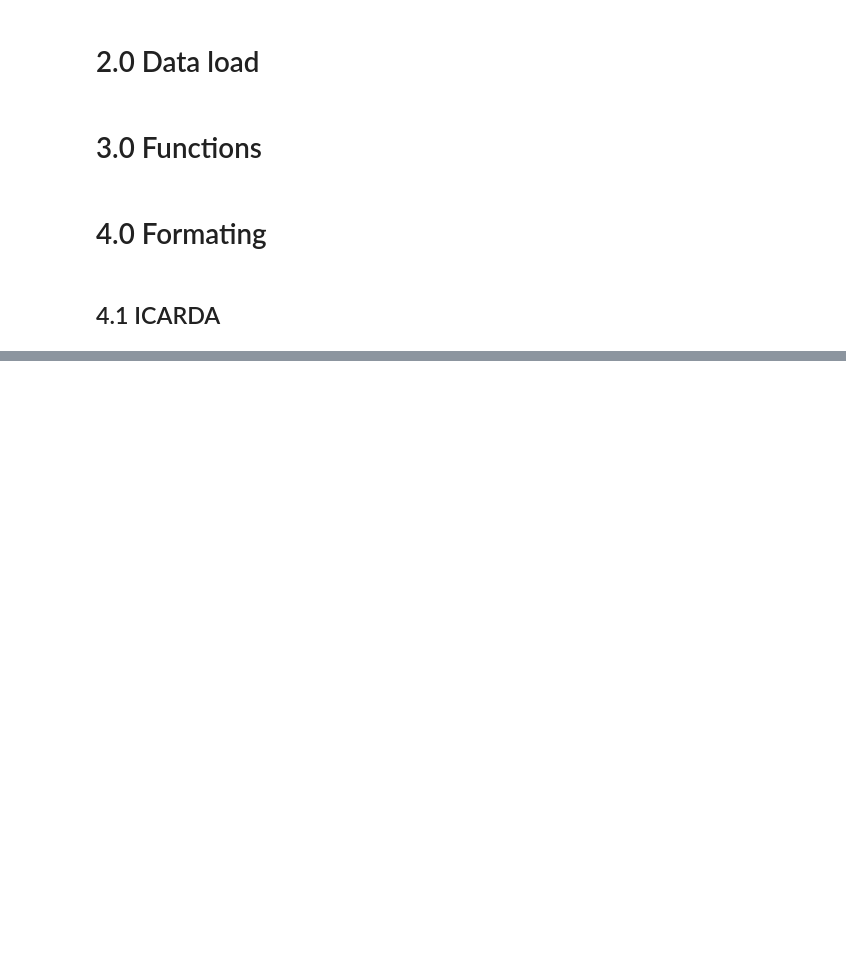
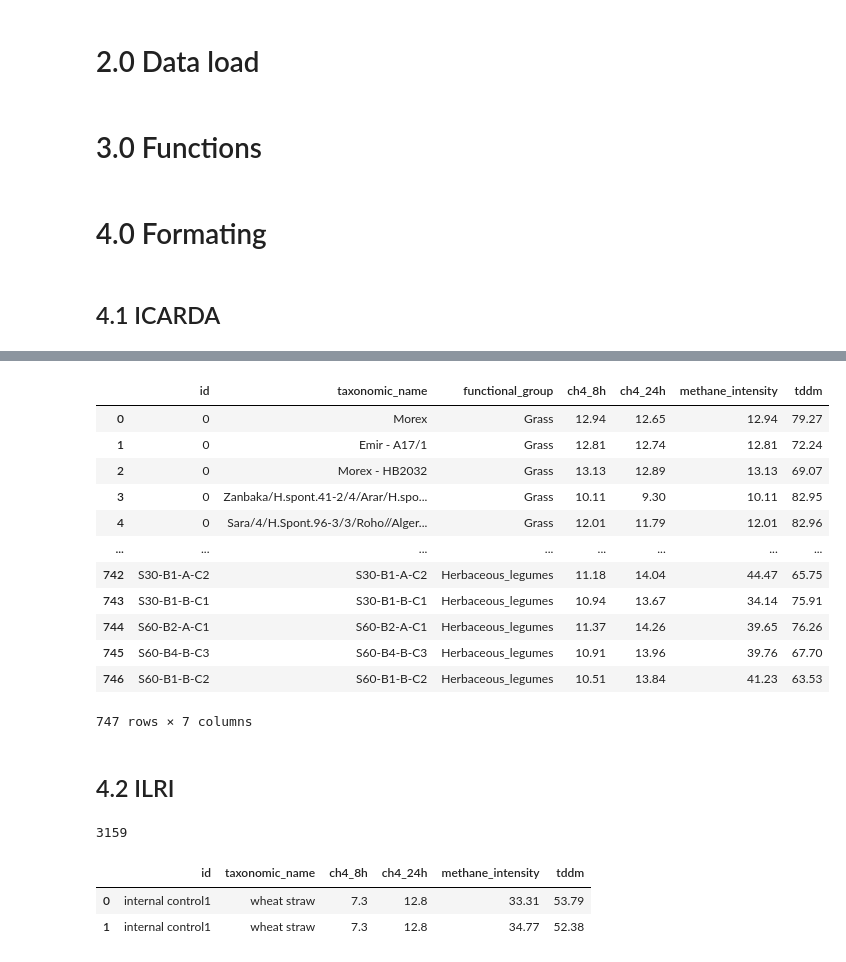
Before and after one commit to maurope/lmf, a Jupyter notebook: notebooks/2026/2026_09_22_gas_data_organization_for_khadija.ipynb, the cells around one changed output, grey strips where cells are left out. Saved outputs shown, nothing was run; the diff lists cells and outputs as text; code cells hidden in the pictures; blank space fills up the shorter version.

```diff
--- a/notebooks/2026/2026_09_22_gas_data_organization_for_khadija.ipynb
+++ b/notebooks/2026/2026_09_22_gas_data_organization_for_khadija.ipynb
@@ -125,0 +155,19 @@ icarda_2.head(2)
+# %%
+# Sort data by number using the id column, cells with string format where located at the end.
+icarda_2['_id_numeric'] = pd.to_numeric(icarda_2['id'], errors='coerce')
+icarda_2 = (icarda_2.sort_values('_id_numeric', na_position='last').drop(columns='_id_numeric').reset_index(drop=True))
+icarda_2
+# %% [output]
+|  | id | taxonomic_name | functional_group | ch4_8h | ch4_24h | methane_intensity | tddm |
+| 0 | 0 | Morex | Grass | 12.94 | 12.65 | 12.94 | 79.27 |
+| 1 | 0 | Emir - A17/1 | Grass | 12.81 | 12.74 | 12.81 | 72.24 |
+| 2 | 0 | Morex - HB2032 | Grass | 13.13 | 12.89 | 13.13 | 69.07 |
+| 3 | 0 | Zanbaka/H.spont.41-2/4/Arar/H.spo... | Grass | 10.11 | 9.30 | 10.11 | 82.95 |
+| 4 | 0 | Sara/4/H.Spont.96-3/3/Roho//Alger... | Grass | 12.01 | 11.79 | 12.01 | 82.96 |
+| ... | ... | ... | ... | ... | ... | ... | ... |
+| 742 | S30-B1-A-C2 | S30-B1-A-C2 | Herbaceous_legumes | 11.18 | 14.04 | 44.47 | 65.75 |
+| 743 | S30-B1-B-C1 | S30-B1-B-C1 | Herbaceous_legumes | 10.94 | 13.67 | 34.14 | 75.91 |
+| 744 | S60-B2-A-C1 | S60-B2-A-C1 | Herbaceous_legumes | 11.37 | 14.26 | 39.65 | 76.26 |
+| 745 | S60-B4-B-C3 | S60-B4-B-C3 | Herbaceous_legumes | 10.91 | 13.96 | 39.76 | 67.70 |
+| 746 | S60-B1-B-C2 | S60-B1-B-C2 | Herbaceous_legumes | 10.51 | 13.84 | 41.23 | 63.53 |
+747 rows × 7 columns
@@ -125,0 +182,12 @@ icarda_2.head(2)
+# %% [markdown]
+## 4.2 ILRI
+# %%
+len(ilri_gas)
+# %% [output]
+3159
+# %%
+ilri_gas.head(2)
+# %% [output]
+|  | id | taxonomic_name | ch4_8h | ch4_24h | methane_intensity | tddm |
+| 0 | internal control1 | wheat straw | 7.3 | 12.8 | 33.31 | 53.79 |
+| 1 | internal control1 | wheat straw | 7.3 | 12.8 | 34.77 | 52.38 |
```
Also changed, not shown: parts of 51 cells of this notebook, 8 other files.
